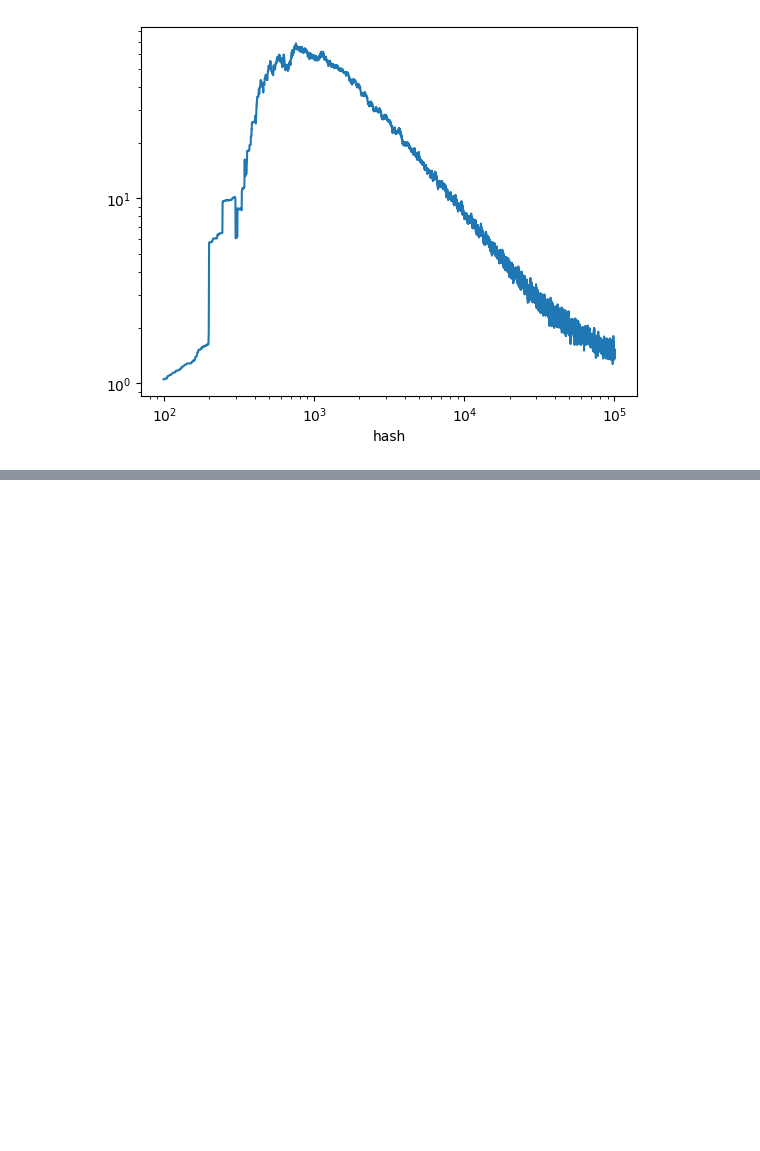
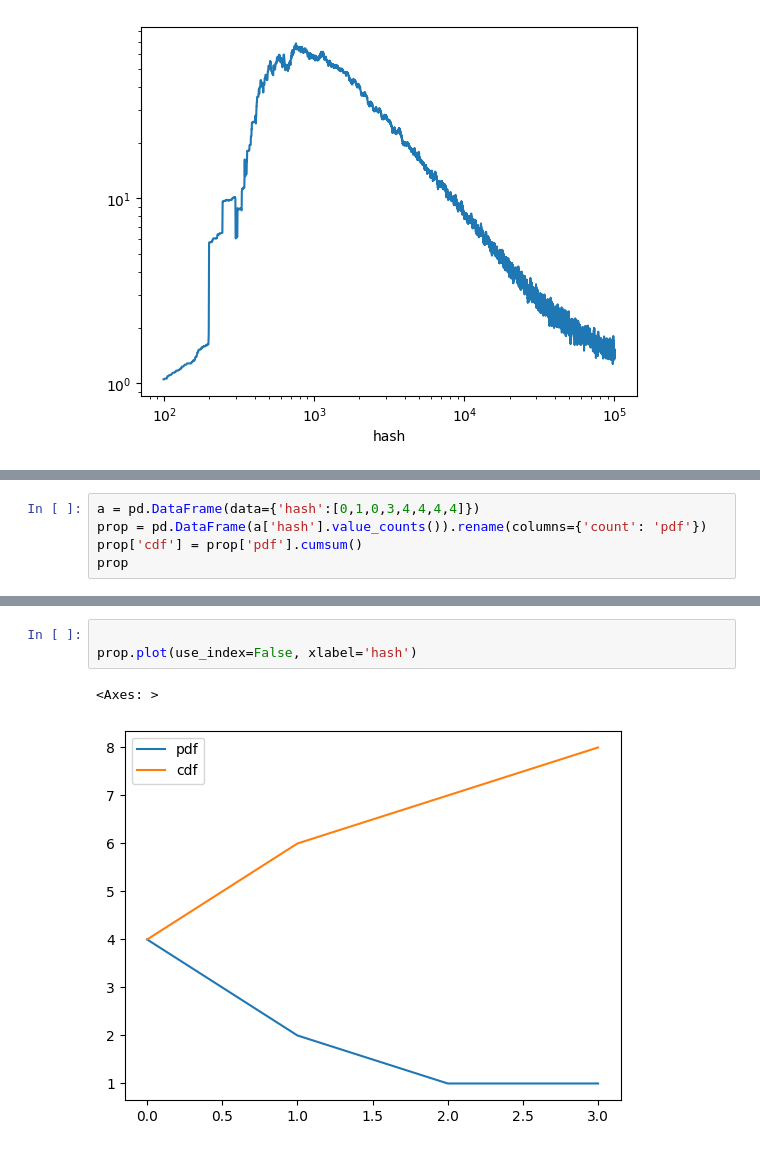
Before and after one commit to jursonovicst/cachesim, a Jupyter notebook: implementations/examples.ipynb, the cells around one changed output, grey strips where cells are left out. Drawn from its saved outputs; the diff is of its cells as text; blank space fills up the shorter version.

```diff
--- a/implementations/examples.ipynb
+++ b/implementations/examples.ipynb
@@ -98,0 +170,5 @@ Name: count, Length: 81805, dtype: int64
+# %%
+a = pd.DataFrame(data={'hash':[0,1,0,3,4,4,4,4]})
+prop = pd.DataFrame(a['hash'].value_counts()).rename(columns={'count': 'pdf'})
+prop['cdf'] = prop['pdf'].cumsum()
+prop
@@ -98,0 +182,6 @@ Name: count, Length: 81805, dtype: int64
+# %%
+
+prop.plot(use_index=False, xlabel='hash')
+# %% [output]
+<Axes: >
+[figure, added]
```
Also changed, not shown: parts of 9 cells of this notebook, 1 other file.
